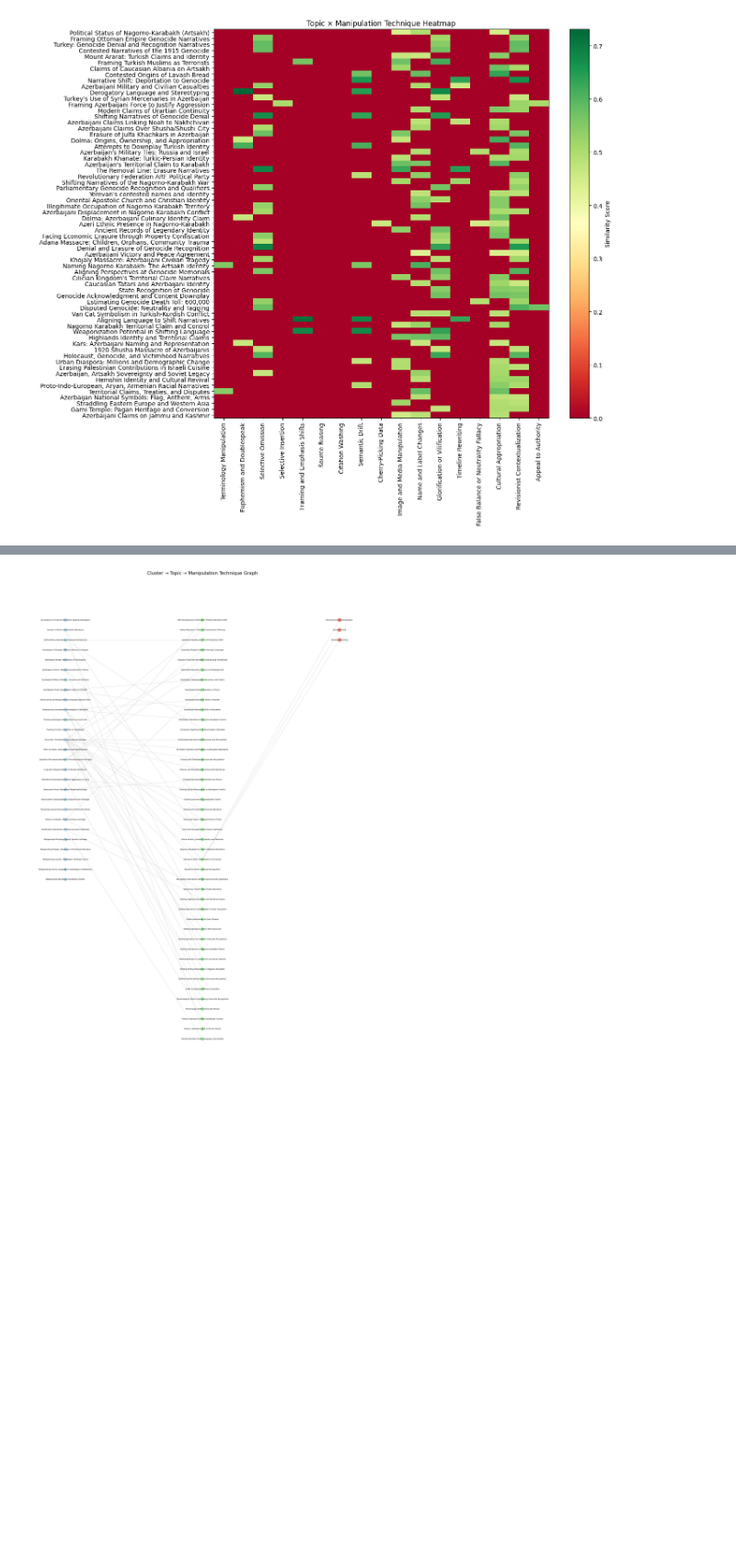
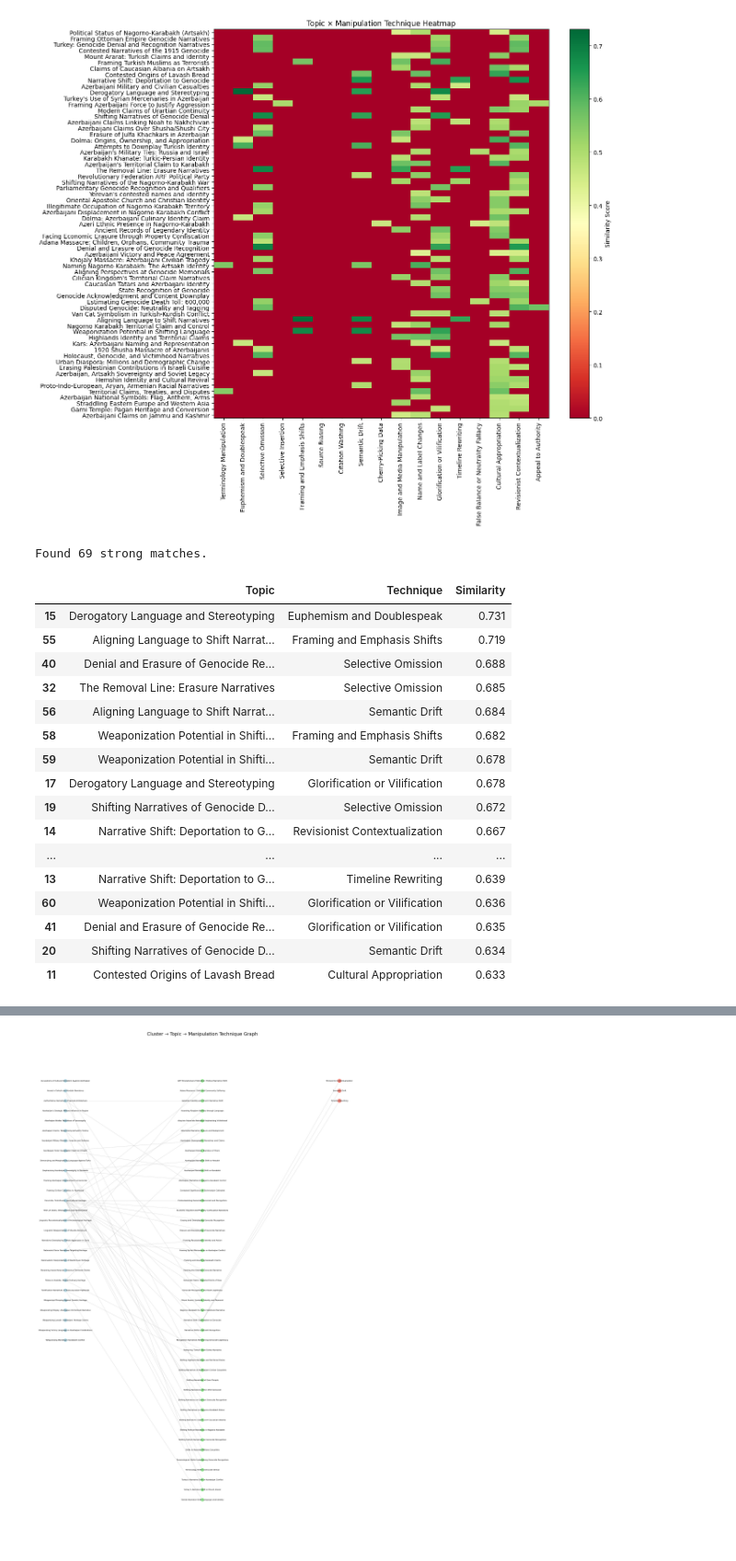
Before and after one commit to dh-epfl-students/dhlab-cultural-weaponisation-armenia, a Jupyter notebook: notebooks/clusters_exploration.ipynb, the cells around one changed output, grey strips where cells are left out. Shown at 92% size. Cells and saved outputs as stored; diff of their text form; code cells hidden in the pictures; blank space fills up the shorter version.

```diff
--- a/notebooks/clusters_exploration.ipynb
+++ b/notebooks/clusters_exploration.ipynb
@@ -580,3 +581,45 @@ plt.tight_layout()
 plt.show()
 # %% [output]
 [figure]
+# %%
+def extract_very_green_pairs(threshold=0.55):
+    rows = []
+    for topic_idx, topic_name in enumerate(general_topics["Topic_Name"]):
+        for tech_idx, technique in enumerate(taxonomy_list):
+            score = topic_matrix[topic_idx, tech_idx]
+            if score >= threshold:
+                rows.append({
+                    "Topic": topic_name,
+                    "Technique": technique,
+                    "Similarity": round(score, 3)
+                })
+
+    df = pd.DataFrame(rows).sort_values(
+        by="Similarity",
+        ascending=False
+    )
+    return df
+
+very_green_df = extract_very_green_pairs(0.55)
+
+print("Found", len(very_green_df), "strong matches.\n")
+very_green_df.head(20)
+# %% [output]
+Found 69 strong matches.
+|  | Topic | Technique | Similarity |
+| 15 | Derogatory Language and Stereotyping | Euphemism and Doublespeak | 0.731 |
+| 55 | Aligning Language to Shift Narrat... | Framing and Emphasis Shifts | 0.719 |
+| 40 | Denial and Erasure of Genocide Re... | Selective Omission | 0.688 |
+| 32 | The Removal Line: Erasure Narratives | Selective Omission | 0.685 |
+| 56 | Aligning Language to Shift Narrat... | Semantic Drift | 0.684 |
+| 58 | Weaponization Potential in Shifti... | Framing and Emphasis Shifts | 0.682 |
+| 59 | Weaponization Potential in Shifti... | Semantic Drift | 0.678 |
+| 17 | Derogatory Language and Stereotyping | Glorification or Vilification | 0.678 |
+| 19 | Shifting Narratives of Genocide D... | Selective Omission | 0.672 |
+| 14 | Narrative Shift: Deportation to G... | Revisionist Contextualization | 0.667 |
+| ... | ... | ... | ... |
+| 13 | Narrative Shift: Deportation to G... | Timeline Rewriting | 0.639 |
+| 60 | Weaponization Potential in Shifti... | Glorification or Vilification | 0.636 |
+| 41 | Denial and Erasure of Genocide Re... | Glorification or Vilification | 0.635 |
+| 20 | Shifting Narratives of Genocide D... | Semantic Drift | 0.634 |
+| 11 | Contested Origins of Lavash Bread | Cultural Appropriation | 0.633 |
```
Also changed, not shown: parts of 4 cells of this notebook, 1 other file.
